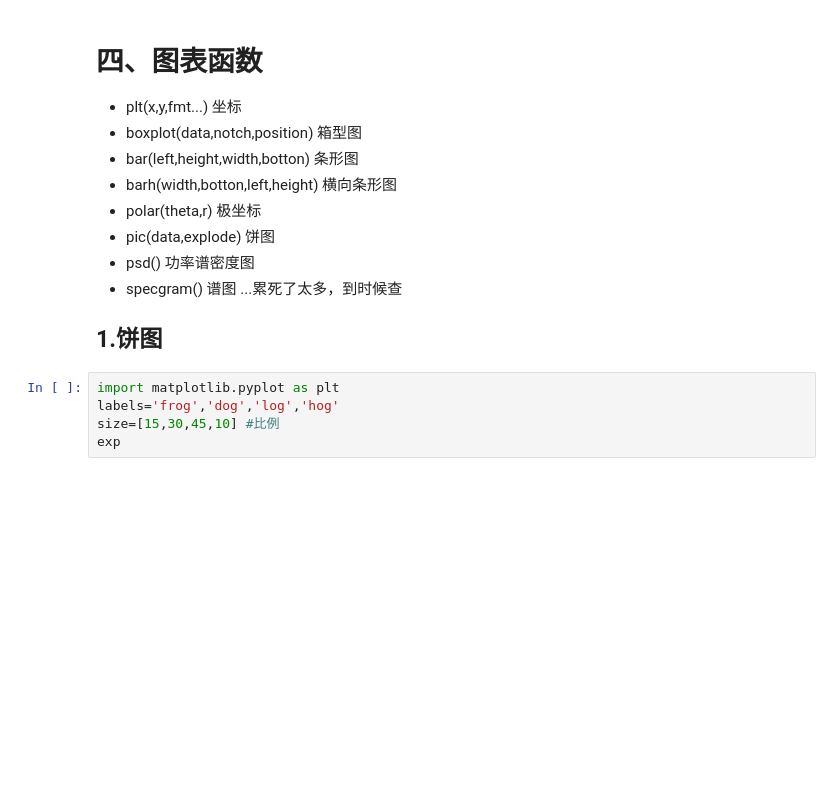
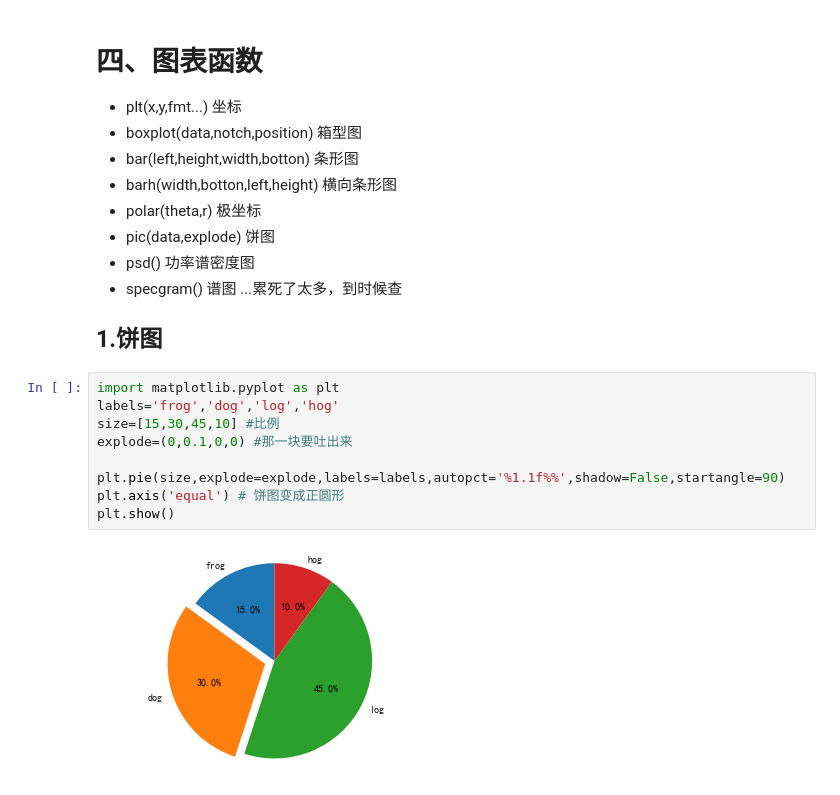
Before and after one commit to waynewjp/data_learn, a Jupyter notebook: matprolib库学习.ipynb, the cells around one changed output. Drawn from its saved outputs; the diff is of its cells as text; blank space fills up the shorter version.

```diff
--- a/matprolib库学习.ipynb
+++ b/matprolib库学习.ipynb
@@ -105,5 +105,11 @@ plt.show()
 # %%
 import matplotlib.pyplot as plt
 labels='frog','dog','log','hog'
 size=[15,30,45,10] #比例
-exp
+explode=(0,0.1,0,0) #那一块要吐出来
+
+plt.pie(size,explode=explode,labels=labels,autopct='%1.1f%%',shadow=False,startangle=90)
+plt.axis('equal') # 饼图变成正圆形
+plt.show()
+# %% [output]
+[figure, added]
```
Also changed, not shown: parts of 2 cells of this notebook, 1 other file.
